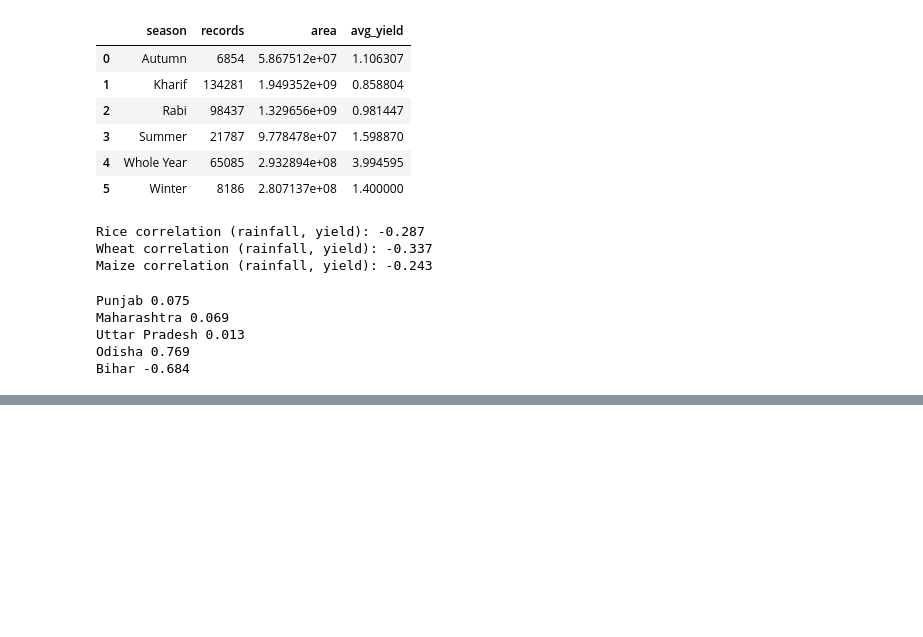
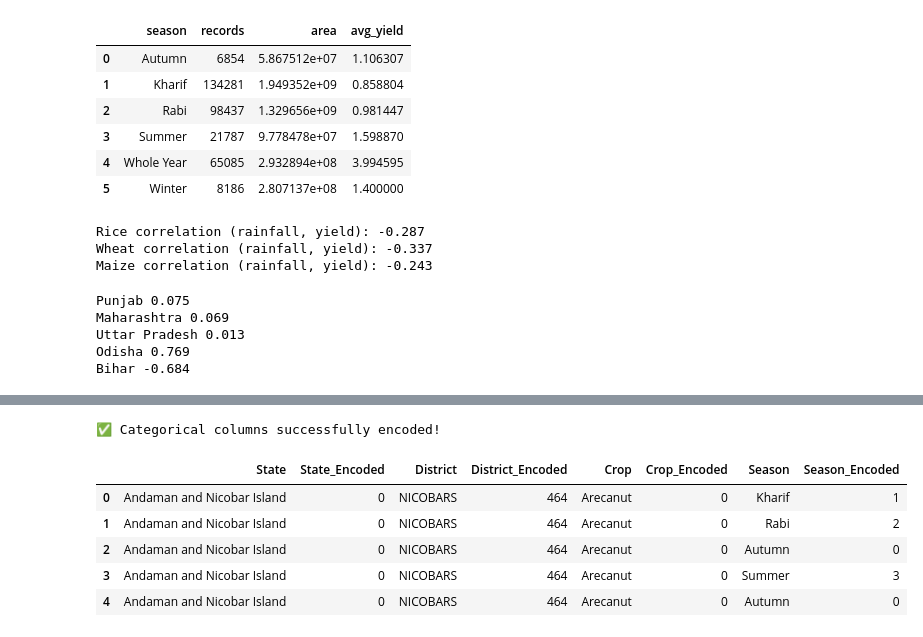
Before and after one commit to Deepanshi432/Smart-Agriculture-Crop-Yield-Market-Intelligence-System, a Jupyter notebook: data-analytics/notebooks/02_eda.ipynb, the cells around one changed output, grey strips where cells are left out. Saved outputs shown, nothing was run; the diff lists cells and outputs as text; code cells hidden in the pictures; blank space fills up the shorter version.

```diff
--- a/data-analytics/notebooks/02_eda.ipynb
+++ b/data-analytics/notebooks/02_eda.ipynb
@@ -89,0 +306,31 @@ Bihar -0.684
+# %%
+from sklearn.preprocessing import LabelEncoder
+
+# Clean column names to remove any hidden spaces
+df.columns = df.columns.str.strip()
+
+# Copying dataframe for encoding
+df_encoded = df.copy()
+
+# Initialize Label Encoders
+le_state = LabelEncoder()
+le_district = LabelEncoder()
+le_crop = LabelEncoder()
+le_season = LabelEncoder()
+
+# Apply Label Encoding safely
+df_encoded['State_Encoded'] = le_state.fit_transform(df_encoded['State'].astype(str))
+df_encoded['District_Encoded'] = le_district.fit_transform(df_encoded['District'].astype(str))
+df_encoded['Crop_Encoded'] = le_crop.fit_transform(df_encoded['Crop'].astype(str))
+df_encoded['Season_Encoded'] = le_season.fit_transform(df_encoded['Season'].astype(str))
+
+print("✅ Categorical columns successfully encoded!")
+display(df_encoded[['State', 'State_Encoded', 'District', 'District_Encoded', 'Crop', 'Crop_Encoded', 'Season', 'Season_Encoded']].head())
+# %% [output]
+✅ Categorical columns successfully encoded!
+|  | State | State_Encoded | District | District_Encoded | Crop | Crop_Encoded | Season | Season_Encoded |
+| 0 | Andaman and Nicobar Island | 0 | NICOBARS | 464 | Arecanut | 0 | Kharif | 1 |
+| 1 | Andaman and Nicobar Island | 0 | NICOBARS | 464 | Arecanut | 0 | Rabi | 2 |
+| 2 | Andaman and Nicobar Island | 0 | NICOBARS | 464 | Arecanut | 0 | Autumn | 0 |
+| 3 | Andaman and Nicobar Island | 0 | NICOBARS | 464 | Arecanut | 0 | Summer | 3 |
+| 4 | Andaman and Nicobar Island | 0 | NICOBARS | 464 | Arecanut | 0 | Autumn | 0 |
```
Also changed, not shown: parts of 8 cells of this notebook, 8 other files.
